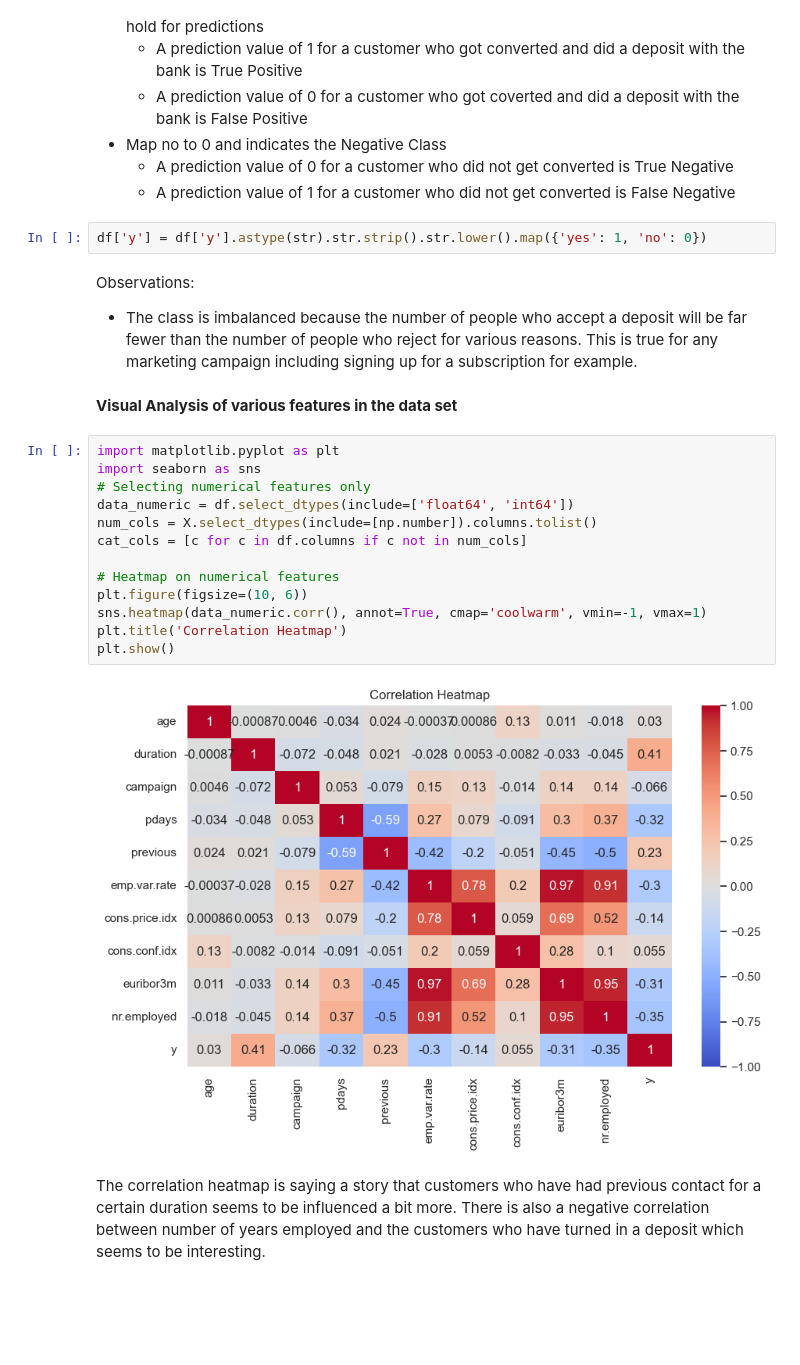
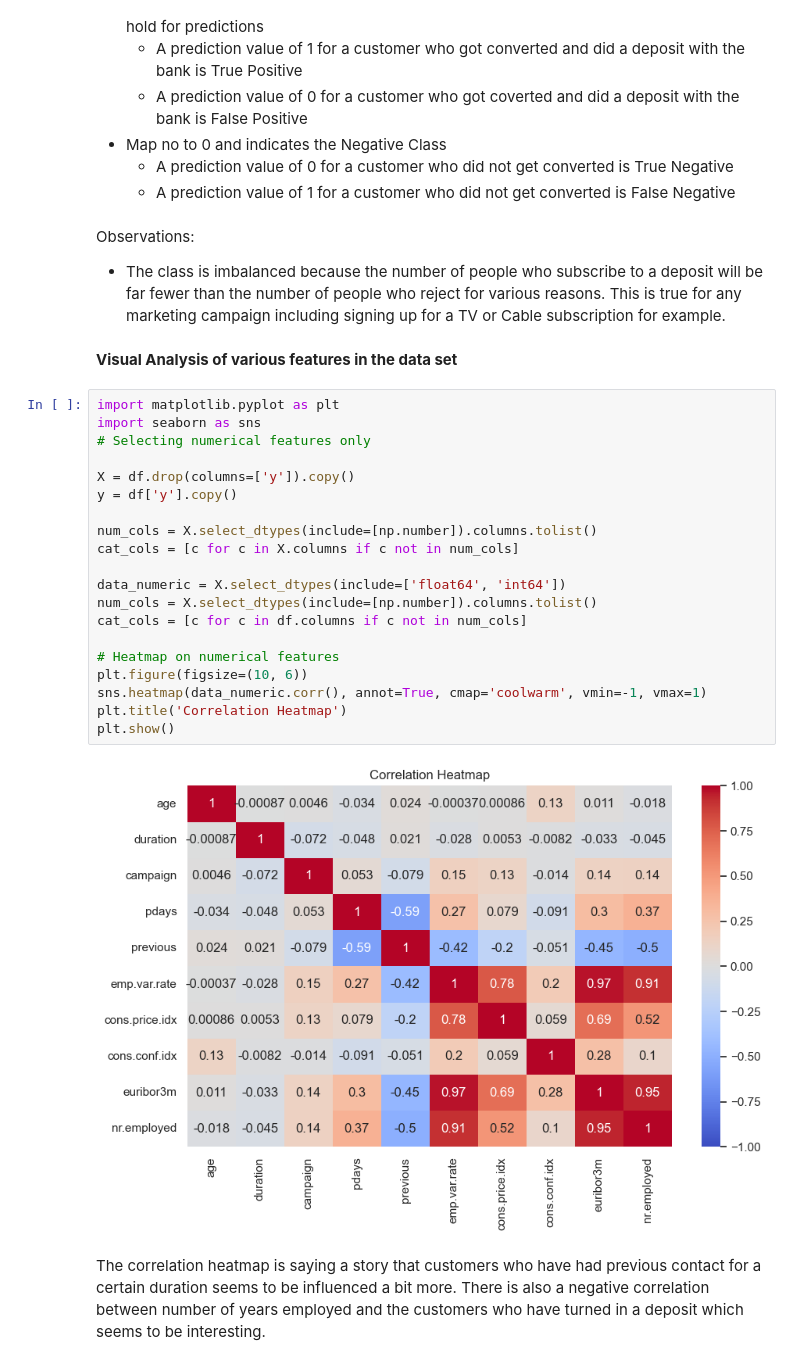
Before and after one commit to skavoori/practical-application-3, a Jupyter notebook: prompt_III.ipynb, the cells around one changed output. Drawn from its saved outputs; the diff is of its cells as text; blank space fills up the shorter version.

```diff
--- a/prompt_III.ipynb
+++ b/prompt_III.ipynb
@@ -153,28 +149,33 @@ Convert the target column to numeric.
 - Map no to 0 and indicates the Negative Class
     - A prediction value of 0 for a customer who did not get converted is True Negative
     - A prediction value of 1 for a customer who did not get converted is False Negative
-# %%
-df['y'] = df['y'].astype(str).str.strip().str.lower().map({'yes': 1, 'no': 0})
 # %% [markdown]
 Observations:
-- The class is imbalanced because the number of people who accept a deposit will be far fewer than the number of people who reject for various reasons. This is true for any marketing campaign including signing up for a subscription for example.
+- The class is imbalanced because the number of people who subscribe to a deposit will be far fewer than the number of people who reject for various reasons. This is true for any marketing campaign including signing up for a TV or Cable subscription for example.
 # %% [markdown]
 **Visual Analysis of various features in the data set**
 # %%
 import matplotlib.pyplot as plt
 import seaborn as sns
 # Selecting numerical features only
-data_numeric = df.select_dtypes(include=['float64', 'int64'])
+
+X = df.drop(columns=['y']).copy()
+y = df['y'].copy()
+
+num_cols = X.select_dtypes(include=[np.number]).columns.tolist()
+cat_cols = [c for c in X.columns if c not in num_cols]
+
+data_numeric = X.select_dtypes(include=['float64', 'int64'])
 num_cols = X.select_dtypes(include=[np.number]).columns.tolist()
 cat_cols = [c for c in df.columns if c not in num_cols]
 
 # Heatmap on numerical features
 plt.figure(figsize=(10, 6))
 sns.heatmap(data_numeric.corr(), annot=True, cmap='coolwarm', vmin=-1, vmax=1)
 plt.title('Correlation Heatmap')
 plt.show()
 # %% [output]
-[figure, old version]
+[figure, new version]
 # %% [markdown]
 The correlation heatmap is saying a story that customers who have had previous contact for a certain duration seems to be influenced a bit more. There is also a negative correlation between number of years employed and the customers who have turned in a deposit which seems to be interesting.
 # %%
```
Also changed, not shown: parts of 29 cells of this notebook, 1 other file.
